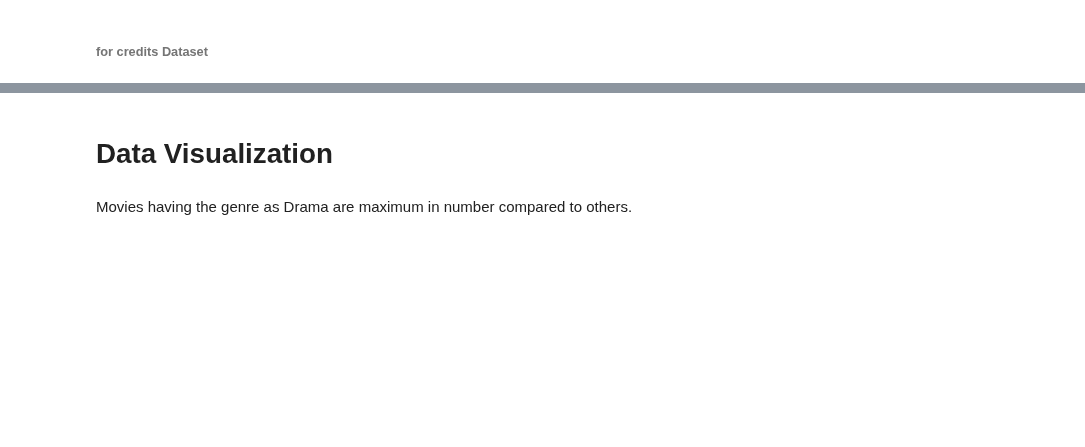
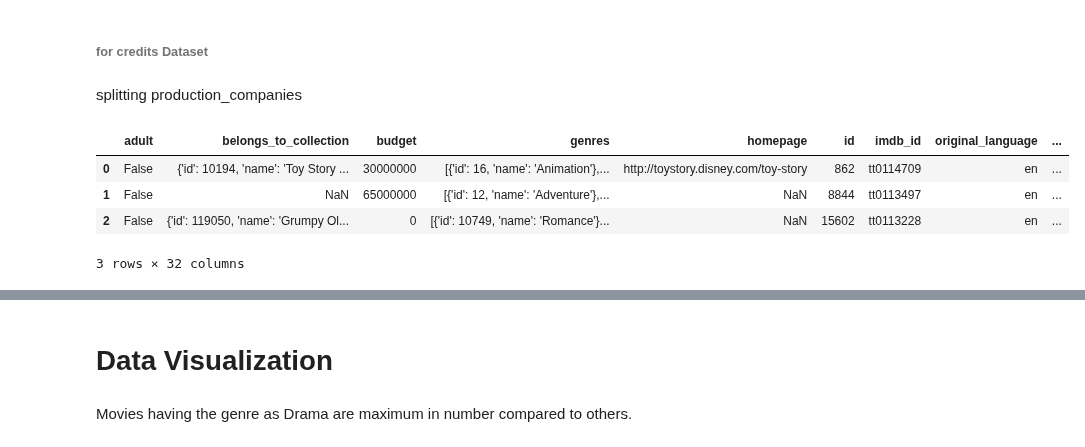
Before and after one commit to priya25-1998/Capstone-Project_Movie-Recommendation-Engine, a Jupyter notebook: Understanding the Dataset.ipynb, the cells around one changed output, grey strips where cells are left out. Saved outputs shown, nothing was run; the diff lists cells and outputs as text; code cells hidden in the pictures; blank space fills up the shorter version.

```diff
--- a/Understanding the Dataset.ipynb
+++ b/Understanding the Dataset.ipynb
@@ -725,0 +694,35 @@ df_credits_dummy.iloc[0]['crew']
+# %% [markdown]
+splitting production_companies
+# %%
+df3=pd.DataFrame(['Production_Companies'])
+# %%
+for i in range(0,len(metadata)):
+    if isinstance(metadata.production_companies[i],float):
+        li=[]
+        li.append('nan')
+    elif metadata.production_companies[i]=='False':
+        li=[]
+        li.append(metadata.production_companies.iloc[i])
+    else:
+        ini_list =metadata.production_companies[i]
+        res = ast.literal_eval(ini_list)
+        str1=''
+        li=[]
+        for j in range(0,len(res)):
+            res1=ast.literal_eval(str(res[j]))
+            str1=str1+','+res1['name']
+            li.append(res1['name'])
+    #print(i)
+    df3=df3.append([str(li)])
+# %%
+df3.rename(columns={0:'production_companies_name'},inplace=True)
+# %%
+metadata=metadata.reset_index(drop=True).merge(df3.reset_index(drop=True), left_index=True, right_index=True)
+# %%
+metadata.head(3)
+# %% [output]
+|  | adult | belongs_to_collection | budget | genres | homepage | id | imdb_id | original_language | ... |
+| 0 | False | {'id': 10194, 'name': 'Toy Story ... | 30000000 | [{'id': 16, 'name': 'Animation'},... | http://toystory.disney.com/toy-story | 862 | tt0114709 | en | ... |
+| 1 | False | NaN | 65000000 | [{'id': 12, 'name': 'Adventure'},... | NaN | 8844 | tt0113497 | en | ... |
+| 2 | False | {'id': 119050, 'name': 'Grumpy Ol... | 0 | [{'id': 10749, 'name': 'Romance'}... | NaN | 15602 | tt0113228 | en | ... |
+3 rows × 32 columns
```
Also changed, not shown: parts of 37 cells of this notebook.
